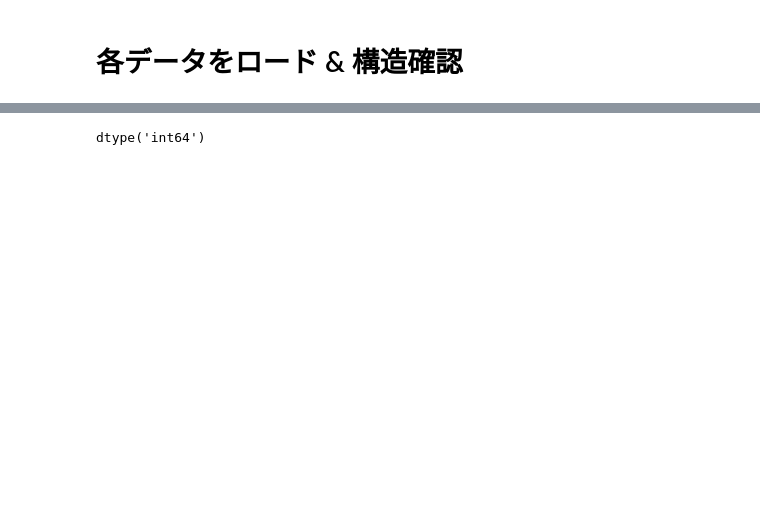
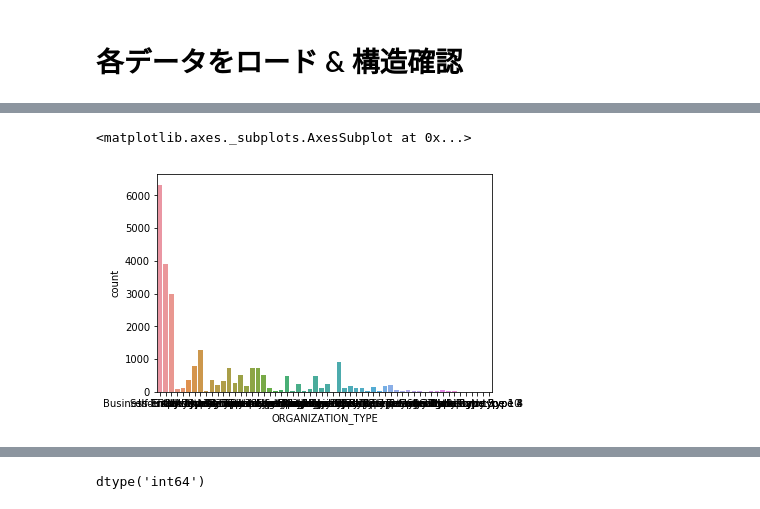
Before and after one commit to guchio3/kaggle-homecredit, a Jupyter notebook: notebooks/data_analysis.ipynb, the cells around one changed output, grey strips where cells are left out. Saved outputs shown, nothing was run; the diff lists cells and outputs as text; code cells hidden in the pictures; blank space fills up the shorter version.

```diff
--- a/notebooks/data_analysis.ipynb
+++ b/notebooks/data_analysis.ipynb
@@ -18,0 +25,5 @@ train_df.head()
+# %%
+sns.countplot(train_df[train_df['TARGET'] == 1]['ORGANIZATION_TYPE'])
+# %% [output]
+<matplotlib.axes._subplots.AxesSubplot at 0x...>
+[figure, added]
```
Also changed, not shown: parts of 3 cells of this notebook, 3 other files.
